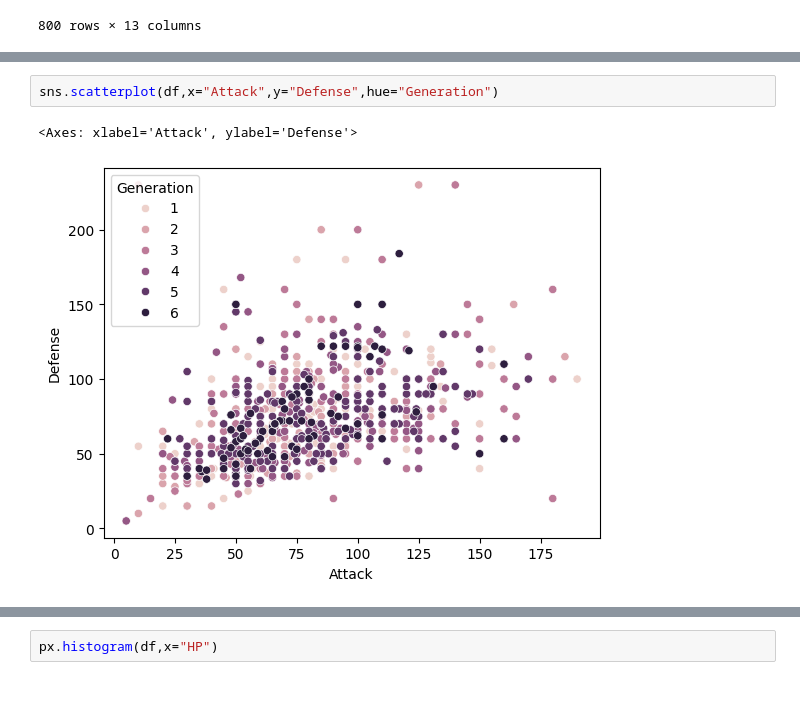
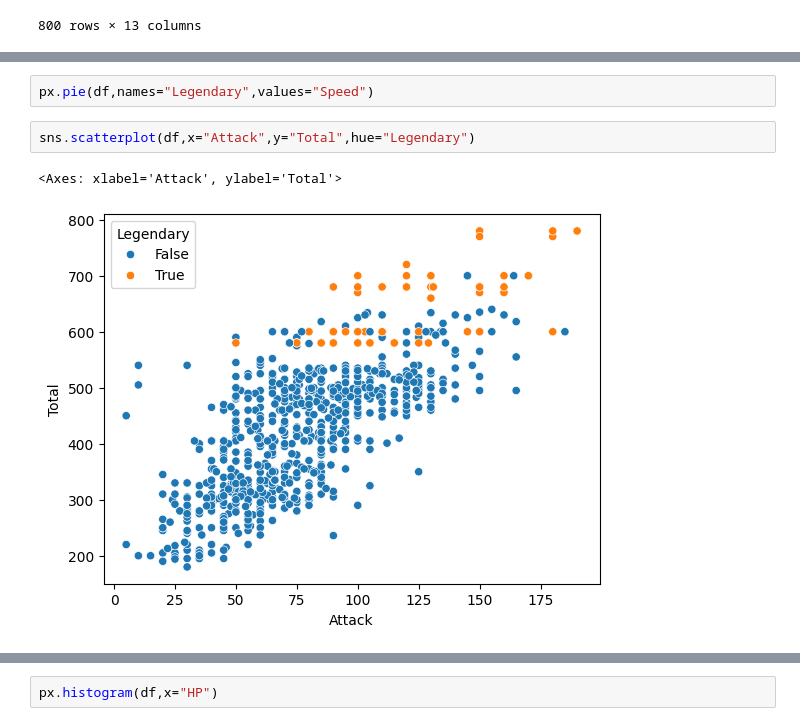
Before and after one commit to harshRaj1601/Python-Data-Science, a Jupyter notebook: pokemon.ipynb, the cells around one changed output, grey strips where cells are left out. Cells and saved outputs as stored; diff of their text form; blank space fills up the shorter version.

Commit message:
pokemon  visualization

```diff
--- a/pokemon.ipynb
+++ b/pokemon.ipynb
@@ -25,5 +29,7 @@ px.bar(df,x="Legendary",y="Generation")
+# %%
+px.pie(df,names="Legendary",values="Speed")
 # %%
-sns.scatterplot(df,x="Attack",y="Defense",hue="Generation")
+sns.scatterplot(df,x="Attack",y="Total",hue="Legendary")
 # %% [output]
-<Axes: xlabel='Attack', ylabel='Defense'>
+<Axes: xlabel='Attack', ylabel='Total'>
-[figure, old version]
+[figure, new version]
```
Also changed, not shown: parts of 12 cells of this notebook.
